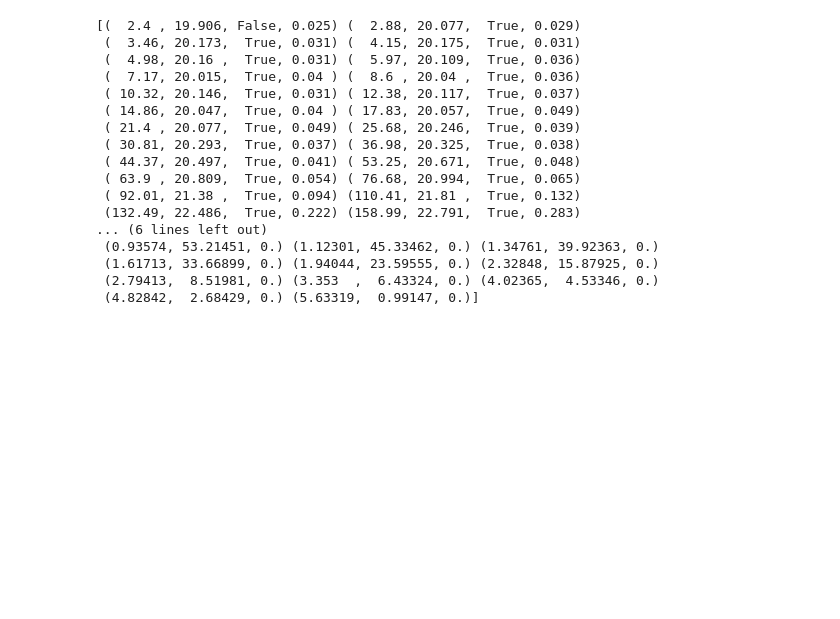
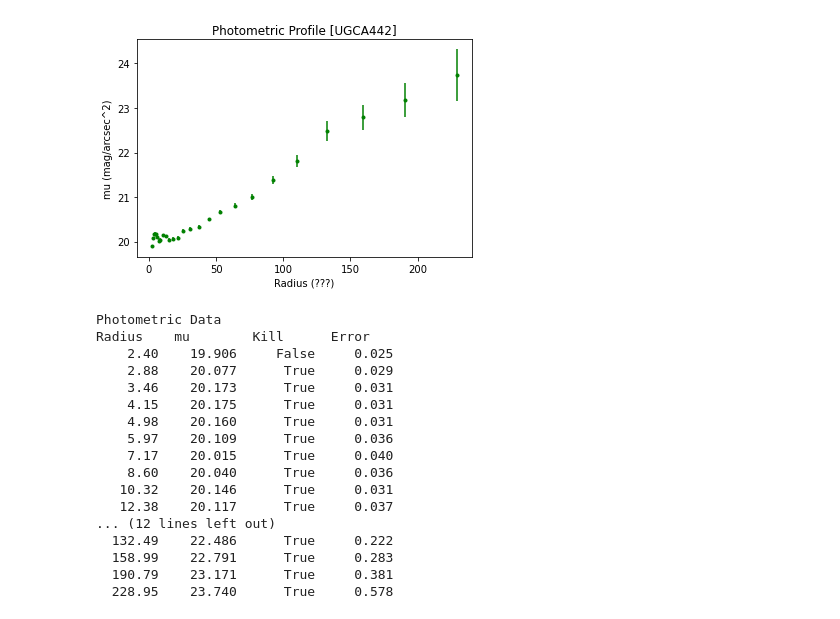
Before and after one commit to LoaneShark/gravity-sandbox, a Jupyter notebook: UGCA442.ipynb, the cells around one changed output. Cells and saved outputs as stored; diff of their text form; code cells hidden in the pictures; blank space fills up the shorter version.

```diff
--- a/UGCA442.ipynb
+++ b/UGCA442.ipynb
@@ -40,24 +42,32 @@ D       R       Vobs    e_Vobs  Vgas    Vdisk   Vbul    SBdisk  SBbul
 # %%
-photo_data = import_photometric_profile(datapath='./sparc/sfb_LTG/',gal_ID=gal_id)
-decomp_data = import_bulge_disk_decomps(datapath='./sparc/BulgeDiskDec_LTG/',gal_ID=gal_id)
+photo_data = import_photometric_profile(datapath='./sparc/sfb_LTG/',gal_ID=gal_id,num_rows=n_rows)
 
-print(photo_data)
-print(decomp_data)
+plot_single_galaxy_photo_profile(photo_data, gal_id)
+
+# Print the raw photometric data for this galaxy
+photo_labels = photo_data.dtype.names
+print('Photometric Data')
+print('  '.join(['{:<8}'.format(item) for item in photo_labels]))
+for photo_line in photo_data:
+    photo_line_zip = zip([item for item in photo_line],photo_labels)
+    photo_print_arr = ['{:>8}'.format(str(item)) if name == 'Kill' else '{:>8.2f}'.format(item) if name == 'Radius' else '{:>8.3f}'.format(item) for item,name in photo_line_zip]
+    print('  '.join(photo_print_arr))
 # %% [output]
+[figure, added]
-[(  2.4 , 19.906, False, 0.025) (  2.88, 20.077,  True, 0.029)
- (  3.46, 20.173,  True, 0.031) (  4.15, 20.175,  True, 0.031)
- (  4.98, 20.16 ,  True, 0.031) (  5.97, 20.109,  True, 0.036)
- (  7.17, 20.015,  True, 0.04 ) (  8.6 , 20.04 ,  True, 0.036)
- ( 10.32, 20.146,  True, 0.031) ( 12.38, 20.117,  True, 0.037)
- ( 14.86, 20.047,  True, 0.04 ) ( 17.83, 20.057,  True, 0.049)
- ( 21.4 , 20.077,  True, 0.049) ( 25.68, 20.246,  True, 0.039)
- ( 30.81, 20.293,  True, 0.037) ( 36.98, 20.325,  True, 0.038)
- ( 44.37, 20.497,  True, 0.041) ( 53.25, 20.671,  True, 0.048)
- ( 63.9 , 20.809,  True, 0.054) ( 76.68, 20.994,  True, 0.065)
- ( 92.01, 21.38 ,  True, 0.094) (110.41, 21.81 ,  True, 0.132)
- (132.49, 22.486,  True, 0.222) (158.99, 22.791,  True, 0.283)
-... (6 lines left out)
- (0.93574, 53.21451, 0.) (1.12301, 45.33462, 0.) (1.34761, 39.92363, 0.)
- (1.61713, 33.66899, 0.) (1.94044, 23.59555, 0.) (2.32848, 15.87925, 0.)
- (2.79413,  8.51981, 0.) (3.353  ,  6.43324, 0.) (4.02365,  4.53346, 0.)
- (4.82842,  2.68429, 0.) (5.63319,  0.99147, 0.)]
+Photometric Data
+Radius    mu        Kill      Error
+    2.40    19.906     False     0.025
+    2.88    20.077      True     0.029
+    3.46    20.173      True     0.031
+    4.15    20.175      True     0.031
+    4.98    20.160      True     0.031
+    5.97    20.109      True     0.036
+    7.17    20.015      True     0.040
+    8.60    20.040      True     0.036
+   10.32    20.146      True     0.031
+   12.38    20.117      True     0.037
+... (12 lines left out)
+  132.49    22.486      True     0.222
+  158.99    22.791      True     0.283
+  190.79    23.171      True     0.381
+  228.95    23.740      True     0.578
```
Also changed, not shown: parts of 5 cells of this notebook, 2 other files.
